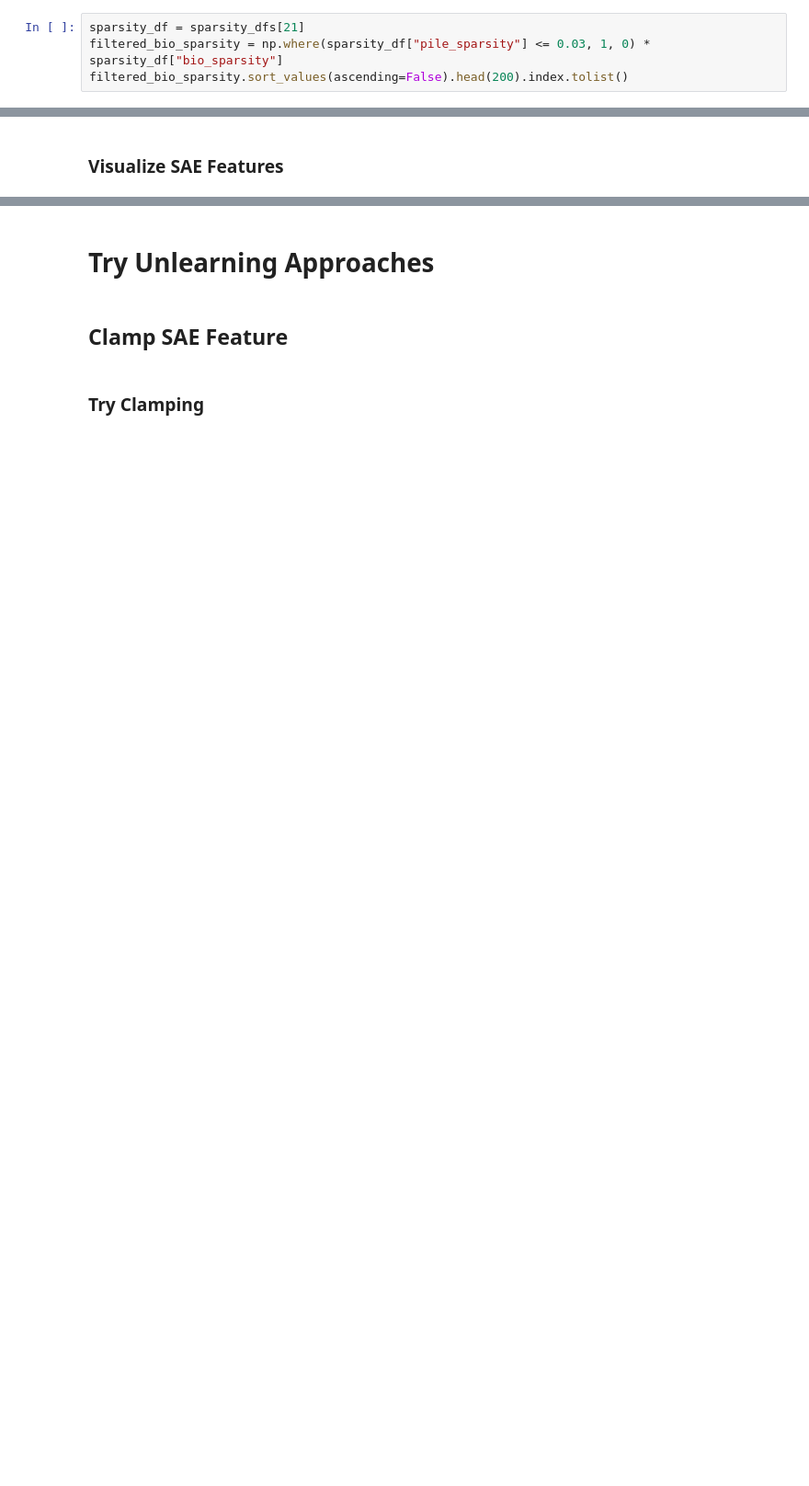
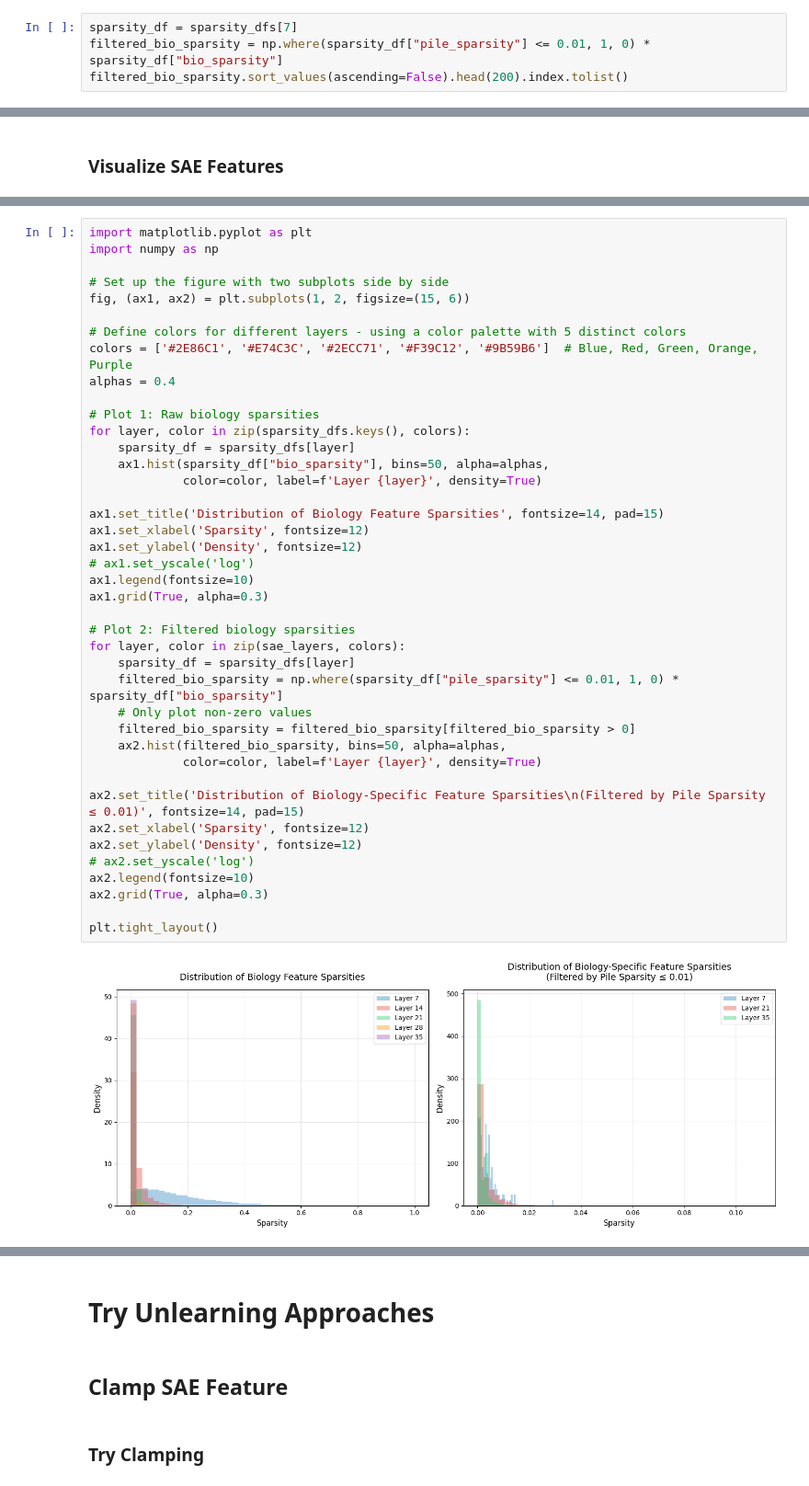
Before and after one commit to Aaquib111/sae-editing, a Jupyter notebook: sae_unlearning.ipynb, the cells around one changed output, grey strips where cells are left out. Shown: that part at 92% size. Cells and saved outputs as stored; diff of their text form; blank space fills up the shorter version.

```diff
--- a/sae_unlearning.ipynb
+++ b/sae_unlearning.ipynb
@@ -228,7 +228,7 @@ else:
 # %% [markdown]
 ### SAE Stats
 # %%
-sparsity_df = sparsity_dfs[21]
-filtered_bio_sparsity = np.where(sparsity_df["pile_sparsity"] <= 0.03, 1, 0) * sparsity_df["bio_sparsity"]
+sparsity_df = sparsity_dfs[7]
+filtered_bio_sparsity = np.where(sparsity_df["pile_sparsity"] <= 0.01, 1, 0) * sparsity_df["bio_sparsity"]
 filtered_bio_sparsity.sort_values(ascending=False).head(200).index.tolist()
 # %% [output]
@@ -322 +322,44 @@ https://neuronpedia.org/gemma-2-9b/7-gemmascope-res-16k/7857?embed=true&embedexp
 [interactive output not drawn]
+# %%
+import matplotlib.pyplot as plt
+import numpy as np
+
+# Set up the figure with two subplots side by side
+fig, (ax1, ax2) = plt.subplots(1, 2, figsize=(15, 6))
+
+# Define colors for different layers - using a color palette with 5 distinct colors
+colors = ['#2E86C1', '#E74C3C', '#2ECC71', '#F39C12', '#9B59B6']  # Blue, Red, Green, Orange, Purple
+alphas = 0.4
+
+# Plot 1: Raw biology sparsities
+for layer, color in zip(sparsity_dfs.keys(), colors):
+    sparsity_df = sparsity_dfs[layer]
+    ax1.hist(sparsity_df["bio_sparsity"], bins=50, alpha=alphas,
+             color=color, label=f'Layer {layer}', density=True)
+
+ax1.set_title('Distribution of Biology Feature Sparsities', fontsize=14, pad=15)
+ax1.set_xlabel('Sparsity', fontsize=12)
+ax1.set_ylabel('Density', fontsize=12)
+# ax1.set_yscale('log')
+ax1.legend(fontsize=10)
+ax1.grid(True, alpha=0.3)
+
+# Plot 2: Filtered biology sparsities
+for layer, color in zip(sae_layers, colors):
+    sparsity_df = sparsity_dfs[layer]
+    filtered_bio_sparsity = np.where(sparsity_df["pile_sparsity"] <= 0.01, 1, 0) * sparsity_df["bio_sparsity"]
+    # Only plot non-zero values
+    filtered_bio_sparsity = filtered_bio_sparsity[filtered_bio_sparsity > 0]
+    ax2.hist(filtered_bio_sparsity, bins=50, alpha=alphas,
+             color=color, label=f'Layer {layer}', density=True)
+
+ax2.set_title('Distribution of Biology-Specific Feature Sparsities\n(Filtered by Pile Sparsity ≤ 0.01)', fontsize=14, pad=15)
+ax2.set_xlabel('Sparsity', fontsize=12)
+ax2.set_ylabel('Density', fontsize=12)
+# ax2.set_yscale('log')
+ax2.legend(fontsize=10)
+ax2.grid(True, alpha=0.3)
+
+plt.tight_layout()
+# %% [output]
+[figure, added]
```
Also changed, not shown: parts of 10 cells of this notebook.
